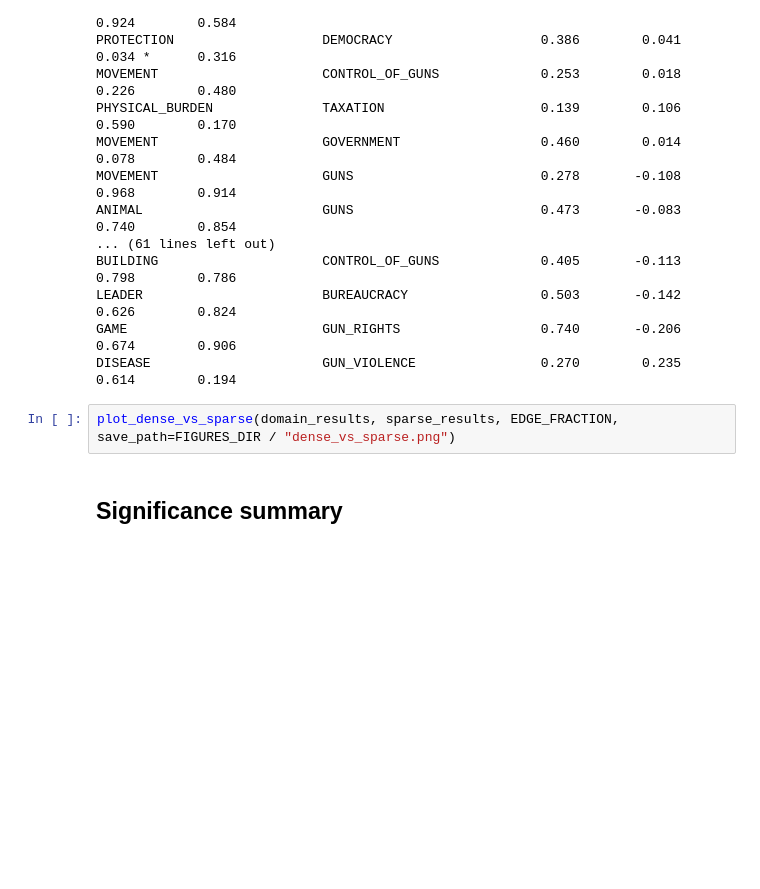
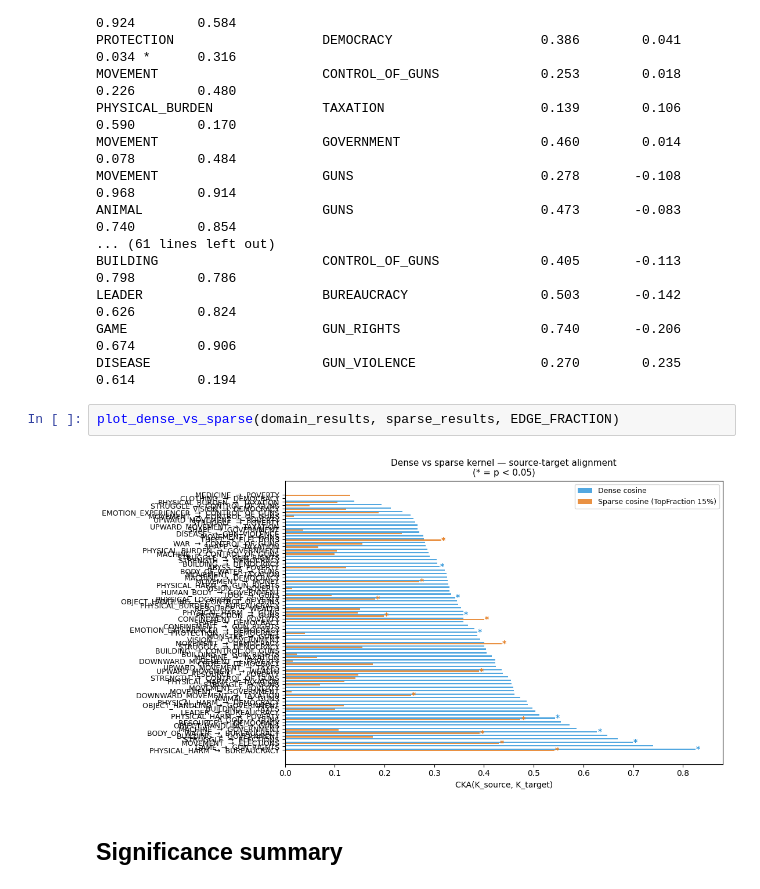
Before and after one commit to afjal4/intrarepresentational-alignment, a Jupyter notebook: main.ipynb, the cells around one changed output. Drawn from its saved outputs; the diff is of its cells as text; blank space fills up the shorter version.

```diff
--- a/main.ipynb
+++ b/main.ipynb
@@ -180,7 +186,9 @@ LEADER                       BUREAUCRACY                 0.503       -0.142
 GAME                         GUN_RIGHTS                  0.740       -0.206     0.674        0.906
 DISEASE                      GUN_VIOLENCE                0.270        0.235     0.614        0.194
 # %%
-plot_dense_vs_sparse(domain_results, sparse_results, EDGE_FRACTION, save_path=FIGURES_DIR / "dense_vs_sparse.png")
+plot_dense_vs_sparse(domain_results, sparse_results, EDGE_FRACTION)
+# %% [output]
+[figure, added]
 # %% [markdown]
 ## Significance summary
 # %%
```
Also changed, not shown: parts of 6 cells of this notebook, 2 other files.
